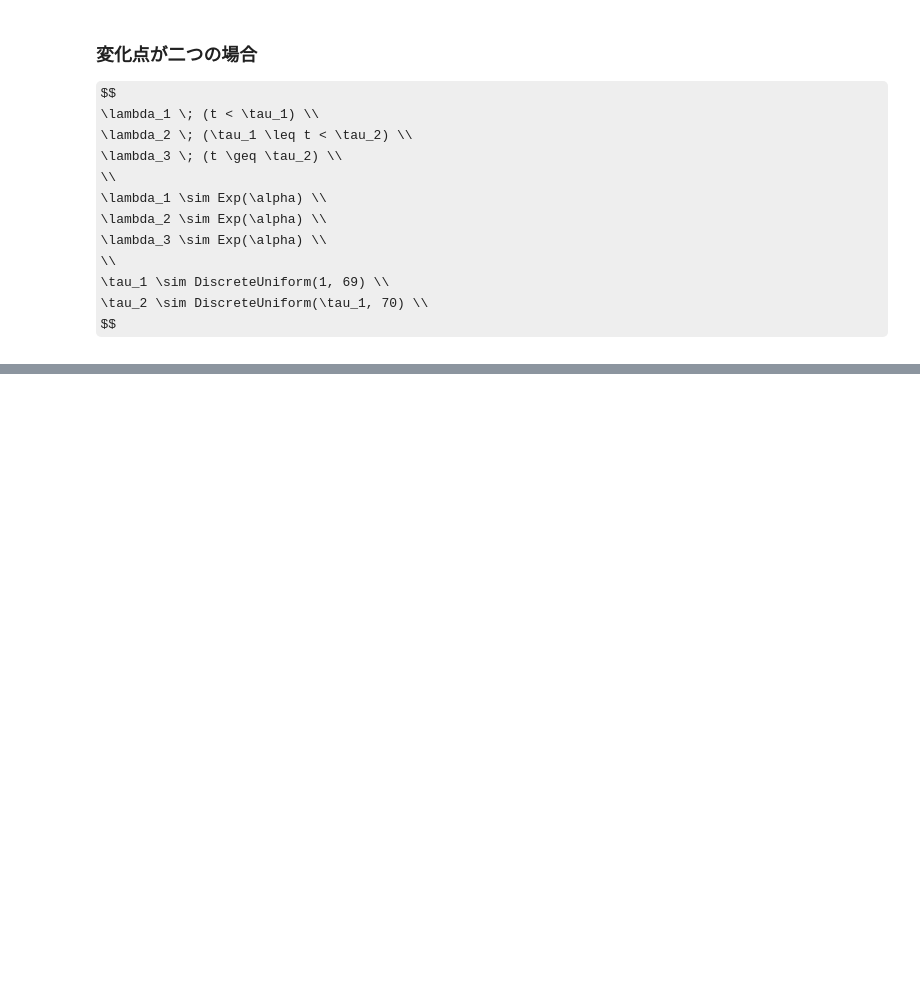
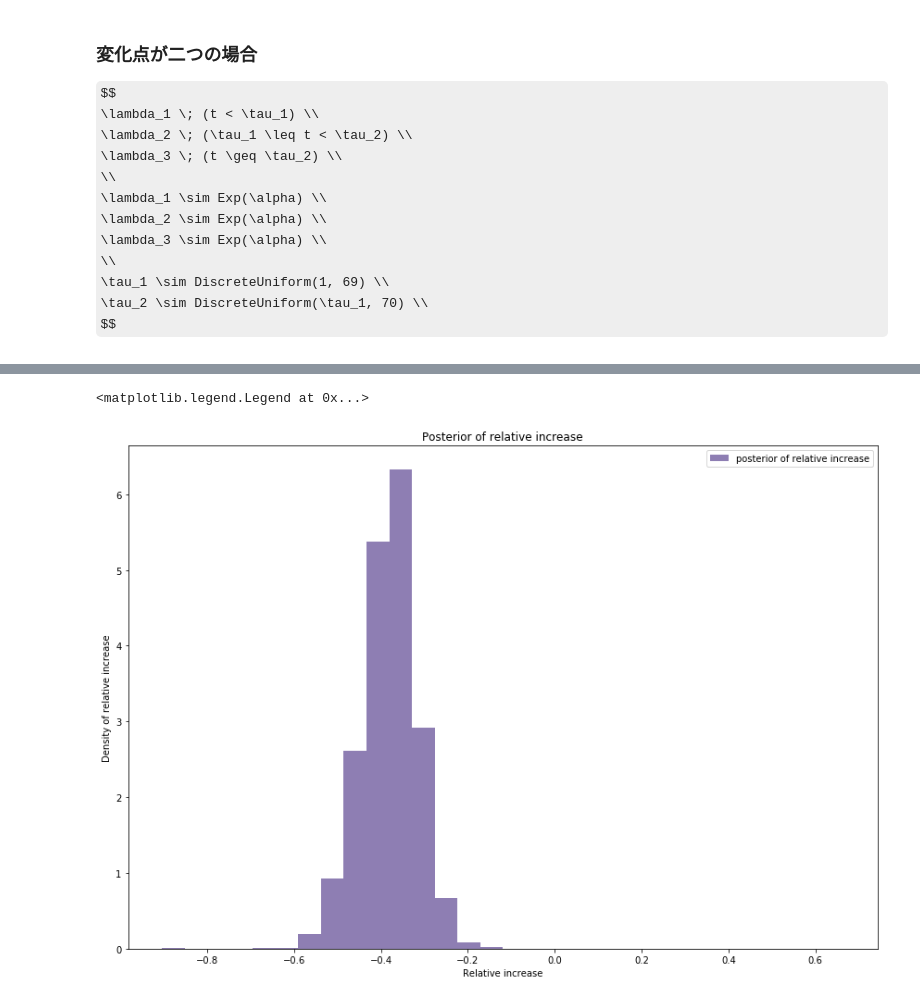
Before and after one commit to kazukousen/mcmc, a Jupyter notebook: pymc_1.ipynb, the cells around one changed output, grey strips where cells are left out. Drawn from its saved outputs; the diff is of its cells as text; code cells hidden in the pictures; some formulas as TeX source; blank space fills up the shorter version.

```diff
--- a/pymc_1.ipynb
+++ b/pymc_1.ipynb
@@ -320,0 +351,14 @@ plt.ylabel('Density')
+# %%
+relative_increase_samples = \
+    (lambda_2_samples - lambda_1_samples) / lambda_1_samples
+
+plt.hist(relative_increase_samples, histtype='stepfilled',
+            bins=30, alpha=0.85, color='#7A68A6', normed=True,
+            label='posterior of relative increase')
+plt.xlabel('Relative increase')
+plt.ylabel('Density of relative increase')
+plt.title('Posterior of relative increase')
+plt.legend()
+# %% [output]
+<matplotlib.legend.Legend at 0x...>
+[figure, added]
```
Also changed, not shown: parts of 10 cells of this notebook, 2 other files.
